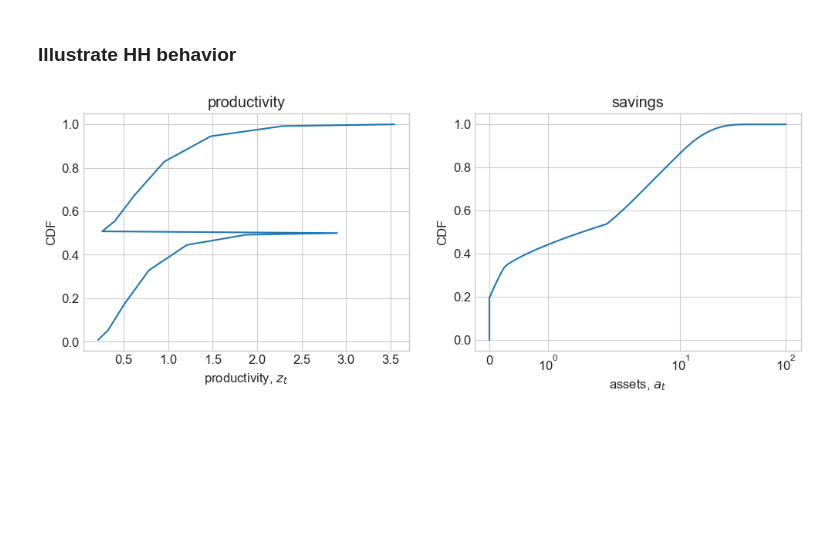
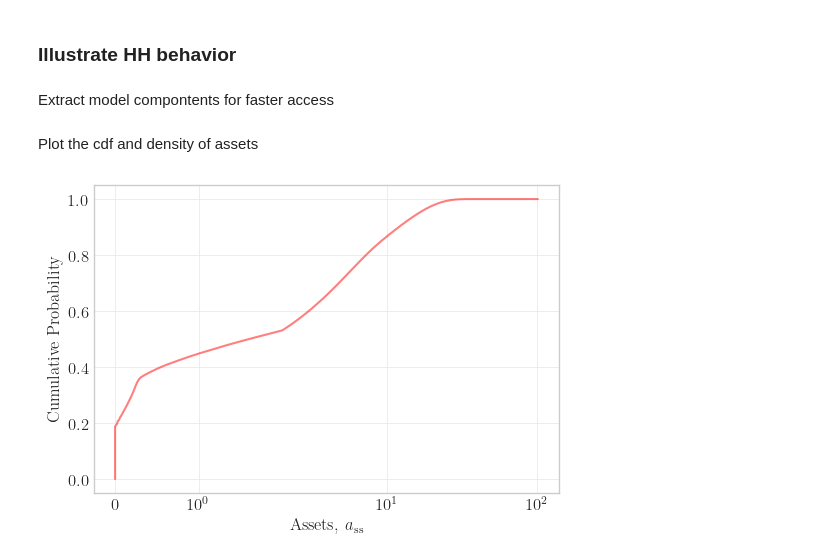
Before and after one commit to zjn123zht/HANKAssignments, a Jupyter notebook: results.ipynb, the cells around one changed output. Saved outputs shown, nothing was run; the diff lists cells and outputs as text; code cells hidden in the pictures; blank space fills up the shorter version.

```diff
--- a/results.ipynb
+++ b/results.ipynb
@@ -10,11 +10,16 @@ import numpy as np
 from scipy import optimize
 
 import matplotlib.pyplot as plt
-plt.style.use('seaborn-whitegrid')
-prop_cycle = plt.rcParams['axes.prop_cycle']
-colors = prop_cycle.by_key()['color']
+# plt.style.use('seaborn-whitegrid')
+# prop_cycle = plt.rcParams['axes.prop_cycle']
+# colors = prop_cycle.by_key()['color']
 
 from HANCModel import HANCModelClass
+
+## Uncomment for nicer plots ##
+plt.rc('font', family='serif')
+plt.rc('text', usetex=True)
+plt.rc('axes', axisbelow=True)
 # %% [output]
 The autoreload extension is already loaded. To reload it, use:
   %reload_ext autoreload
@@ -75,2 +75,4 @@ par = model.par
 # %% [markdown]
 ### Illustrate HH behavior
+# %% [markdown]
+Extract model compontents for faster access
@@ -77,20 +82,18 @@ par = model.par
+# %% [markdown]
+Plot the cdf and density of assets
 # %%
-fig = plt.figure(figsize=(12,4),dpi=100)
+fig = plt.figure(figsize=(6,4))
+ax = fig.add_subplot(1,1,1)
 
-# a. income
-ax = fig.add_subplot(1,2,1)
-ax.set_title('productivity')
-ax.plot(par.z_grid,np.cumsum(np.sum(ss.D,axis=(0,2))))
+ax.plot(np.insert(par.a_grid,0,par.a_grid[0]),np.insert(np.cumsum(np.sum(ss.D,axis=(0,1))),0,0.0),label='discrete', color = 'red', alpha = .5)
 
-ax.set_xlabel('productivity, $z_{t}$')
-ax.set_ylabel('CDF')
+ax.grid(visible=True, which = 'major', linestyle='-', linewidth=0.5, color='0.9', zorder=0)
+ax.tick_params(axis='both', bottom=True, top=True, left=True, right=True, direction='in', which='both')
 
-# b. assets
-ax = fig.add_subplot(1,2,2)
-ax.set_title('savings')
-ax.plot(np.insert(par.a_grid,0,par.a_grid[0]),np.insert(np.cumsum(np.sum(ss.D,axis=(0,1))),0,0.0),label='discrete')
-ax.set_xlabel('assets, $a_{t}$')
-ax.set_ylabel('CDF')
+ax.set_xlabel('Assets, $a_{\mathrm{ss}}$')
+ax.set_ylabel('Cumulative Probability')
 ax.set_xscale('symlog')
+
+plt.savefig('figs/cdf.pdf')
 # %% [output]
-[figure, old version]
+[figure, new version]
```
Also changed, not shown: parts of 9 cells of this notebook.
